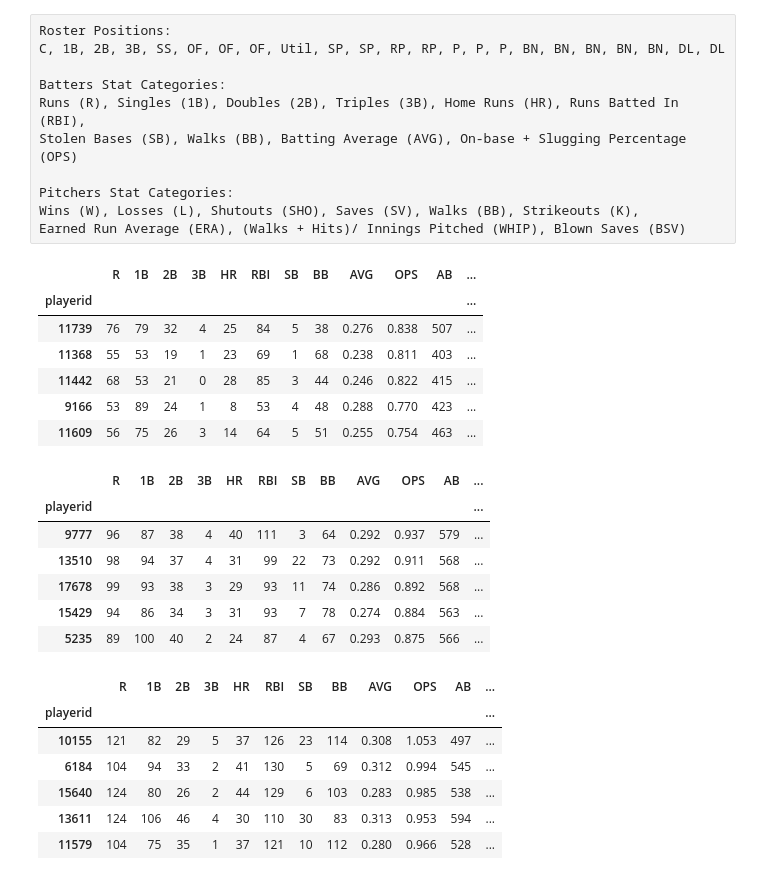
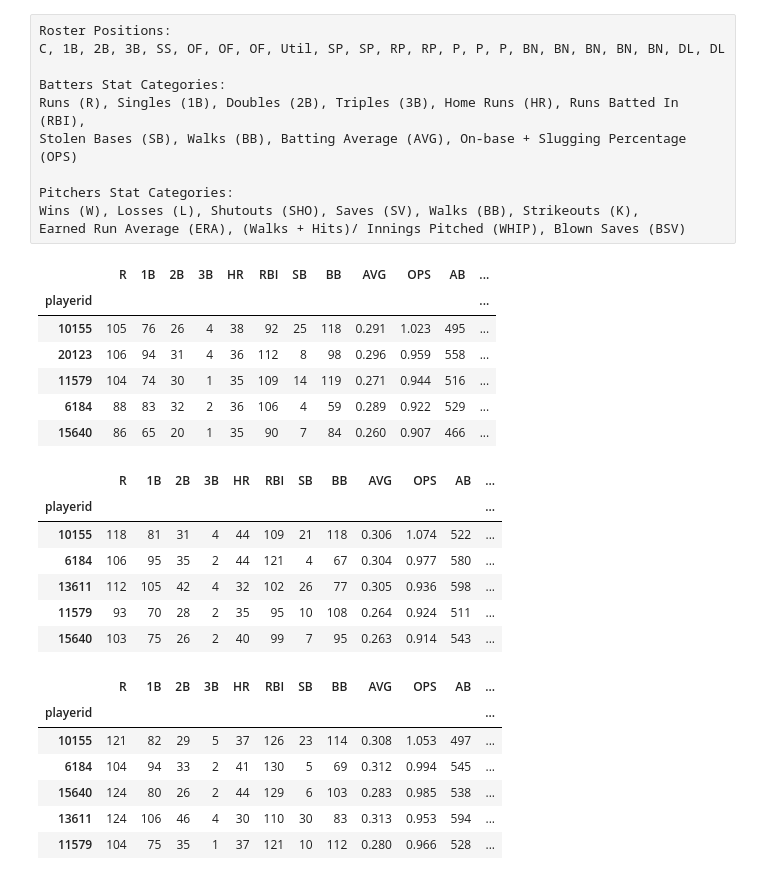
Before and after one commit to wrapgenius/GameDay, a Jupyter notebook: DraftDay2019_w_Fangraphs.ipynb, the cells around one changed output. Cells and saved outputs as stored; diff of their text form; code cells hidden in the pictures.

```diff
--- a/DraftDay2019_w_Fangraphs.ipynb
+++ b/DraftDay2019_w_Fangraphs.ipynb
@@ -38,23 +39,23 @@ Steamer.precompute_statlines()
 Fans = Projection(model = 'Fans')
 Fans.precompute_statlines()
 # %%
-ZiPS.statline['batters'].head()
+ZiPS.statline['batters'][ZiPS.statline['batters']['Position'] == 'OF'].head()
 # %% [output]
 |  | R | 1B | 2B | 3B | HR | RBI | SB | BB | AVG | OPS | AB | ... |
 | playerid |  |  |  |  |  |  |  |  |  |  |  | ... |
-| 11739 | 76 | 79 | 32 | 4 | 25 | 84 | 5 | 38 | 0.276 | 0.838 | 507 | ... |
-| 11368 | 55 | 53 | 19 | 1 | 23 | 69 | 1 | 68 | 0.238 | 0.811 | 403 | ... |
-| 11442 | 68 | 53 | 21 | 0 | 28 | 85 | 3 | 44 | 0.246 | 0.822 | 415 | ... |
-| 9166 | 53 | 89 | 24 | 1 | 8 | 53 | 4 | 48 | 0.288 | 0.770 | 423 | ... |
-| 11609 | 56 | 75 | 26 | 3 | 14 | 64 | 5 | 51 | 0.255 | 0.754 | 463 | ... |
+| 10155 | 105 | 76 | 26 | 4 | 38 | 92 | 25 | 118 | 0.291 | 1.023 | 495 | ... |
+| 20123 | 106 | 94 | 31 | 4 | 36 | 112 | 8 | 98 | 0.296 | 0.959 | 558 | ... |
+| 11579 | 104 | 74 | 30 | 1 | 35 | 109 | 14 | 119 | 0.271 | 0.944 | 516 | ... |
+| 6184 | 88 | 83 | 32 | 2 | 36 | 106 | 4 | 59 | 0.289 | 0.922 | 529 | ... |
+| 15640 | 86 | 65 | 20 | 1 | 35 | 90 | 7 | 84 | 0.260 | 0.907 | 466 | ... |
 # %%
-Steamer.statline['batters'].head()
+Steamer.statline['batters'][Steamer.statline['batters']['Position'] == 'OF'].head()
 # %% [output]
 |  | R | 1B | 2B | 3B | HR | RBI | SB | BB | AVG | OPS | AB | ... |
 | playerid |  |  |  |  |  |  |  |  |  |  |  | ... |
-| 9777 | 96 | 87 | 38 | 4 | 40 | 111 | 3 | 64 | 0.292 | 0.937 | 579 | ... |
-| 13510 | 98 | 94 | 37 | 4 | 31 | 99 | 22 | 73 | 0.292 | 0.911 | 568 | ... |
-| 17678 | 99 | 93 | 38 | 3 | 29 | 93 | 11 | 74 | 0.286 | 0.892 | 568 | ... |
-| 15429 | 94 | 86 | 34 | 3 | 31 | 93 | 7 | 78 | 0.274 | 0.884 | 563 | ... |
-| 5235 | 89 | 100 | 40 | 2 | 24 | 87 | 4 | 67 | 0.293 | 0.875 | 566 | ... |
+| 10155 | 118 | 81 | 31 | 4 | 44 | 109 | 21 | 118 | 0.306 | 1.074 | 522 | ... |
+| 6184 | 106 | 95 | 35 | 2 | 44 | 121 | 4 | 67 | 0.304 | 0.977 | 580 | ... |
+| 13611 | 112 | 105 | 42 | 4 | 32 | 102 | 26 | 77 | 0.305 | 0.936 | 598 | ... |
+| 11579 | 93 | 70 | 28 | 2 | 35 | 95 | 10 | 108 | 0.264 | 0.924 | 511 | ... |
+| 15640 | 103 | 75 | 26 | 2 | 40 | 99 | 7 | 95 | 0.263 | 0.914 | 543 | ... |
 # %%
```
Also changed, not shown: parts of 12 cells of this notebook.
